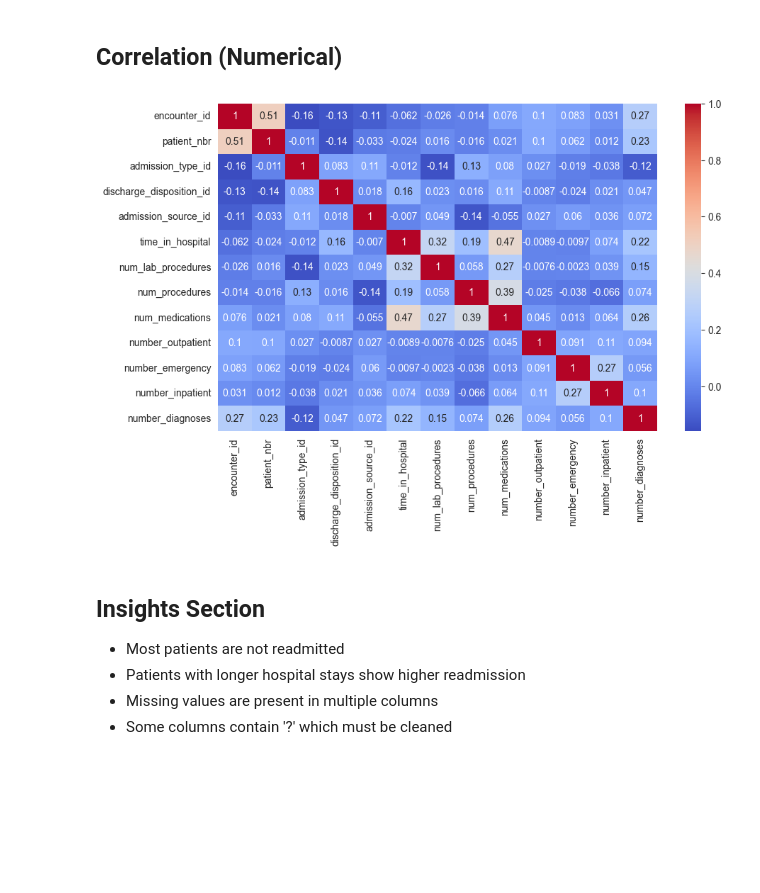
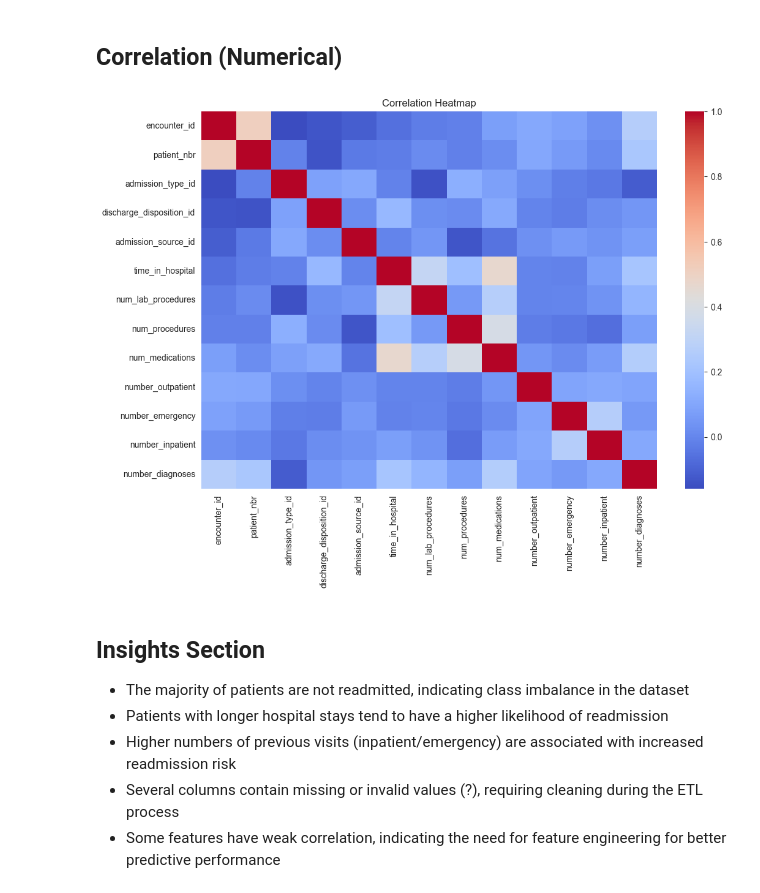
Before and after one commit to EmilyRajapakse2004/year2-healthcare-pipeline-sem2, a Jupyter notebook: notebooks/eda.ipynb, the cells around one changed output. Saved outputs shown, nothing was run; the diff lists cells and outputs as text; code cells hidden in the pictures; blank space fills up the shorter version.

Commit message:
added more visualizations

```diff
--- a/notebooks/eda.ipynb
+++ b/notebooks/eda.ipynb
@@ -120,17 +137,17 @@ plt.show()
 # %% [markdown]
 ## Correlation (Numerical)
 # %%
-corr = df.corr(numeric_only=True)
-
-plt.figure(figsize=(10,6))
-sns.heatmap(corr, annot=True, cmap='coolwarm')
+plt.figure(figsize=(12,8))
+sns.heatmap(df.corr(numeric_only=True), cmap='coolwarm')
+plt.title("Correlation Heatmap")
 plt.show()
 # %% [output]
-[figure, old version]
+[figure, new version]
 # %% [markdown]
 ## Insights Section
 
-- Most patients are not readmitted
-- Patients with longer hospital stays show higher readmission
-- Missing values are present in multiple columns
-- Some columns contain '?' which must be cleaned
+- The majority of patients are not readmitted, indicating class imbalance in the dataset
+- Patients with longer hospital stays tend to have a higher likelihood of readmission
+- Higher numbers of previous visits (inpatient/emergency) are associated with increased readmission risk
+- Several columns contain missing or invalid values (?), requiring cleaning during the ETL process
+- Some features have weak correlation, indicating the need for feature engineering for better predictive performance
```
Also changed, not shown: parts of 6 cells of this notebook.
